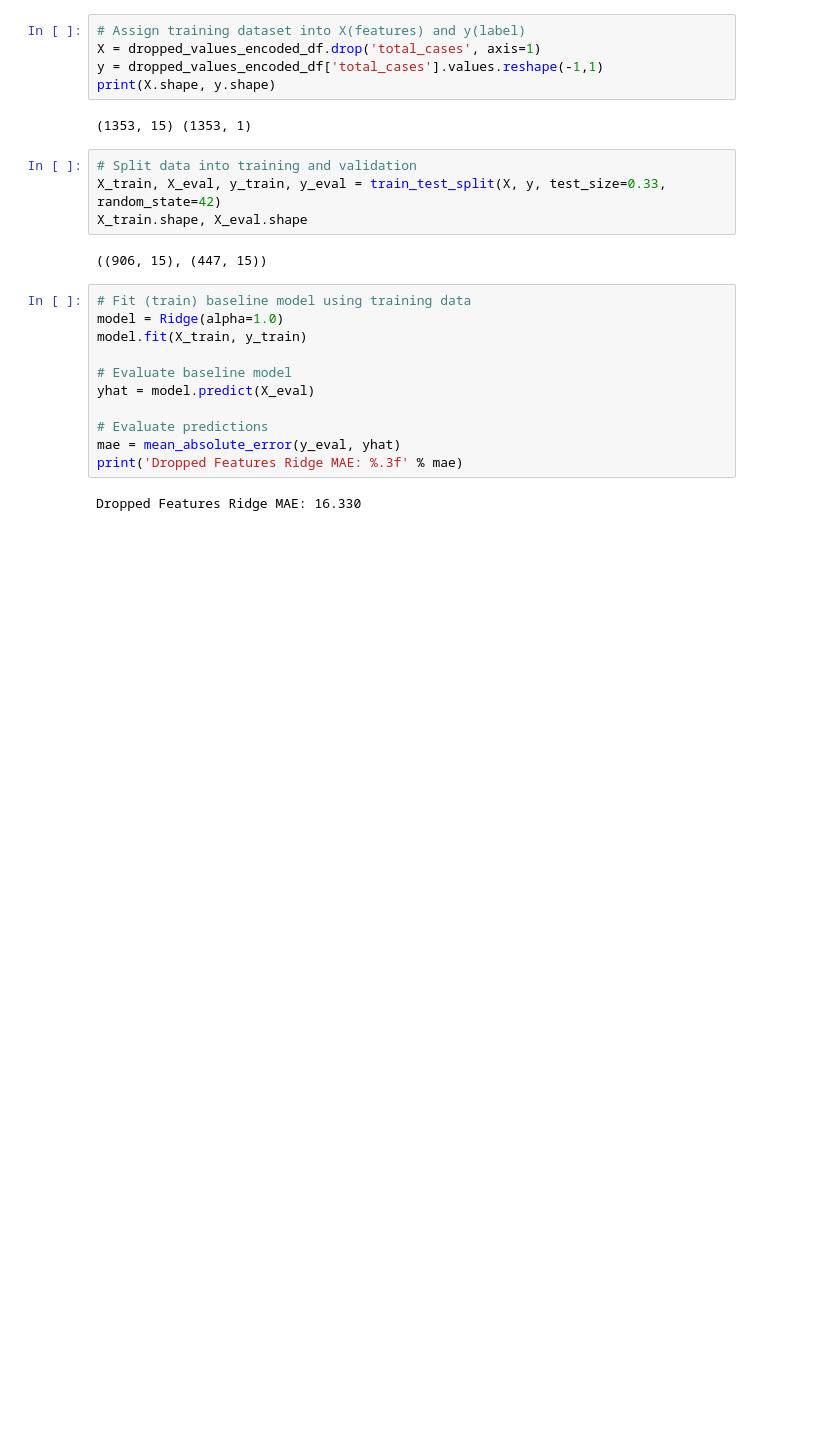
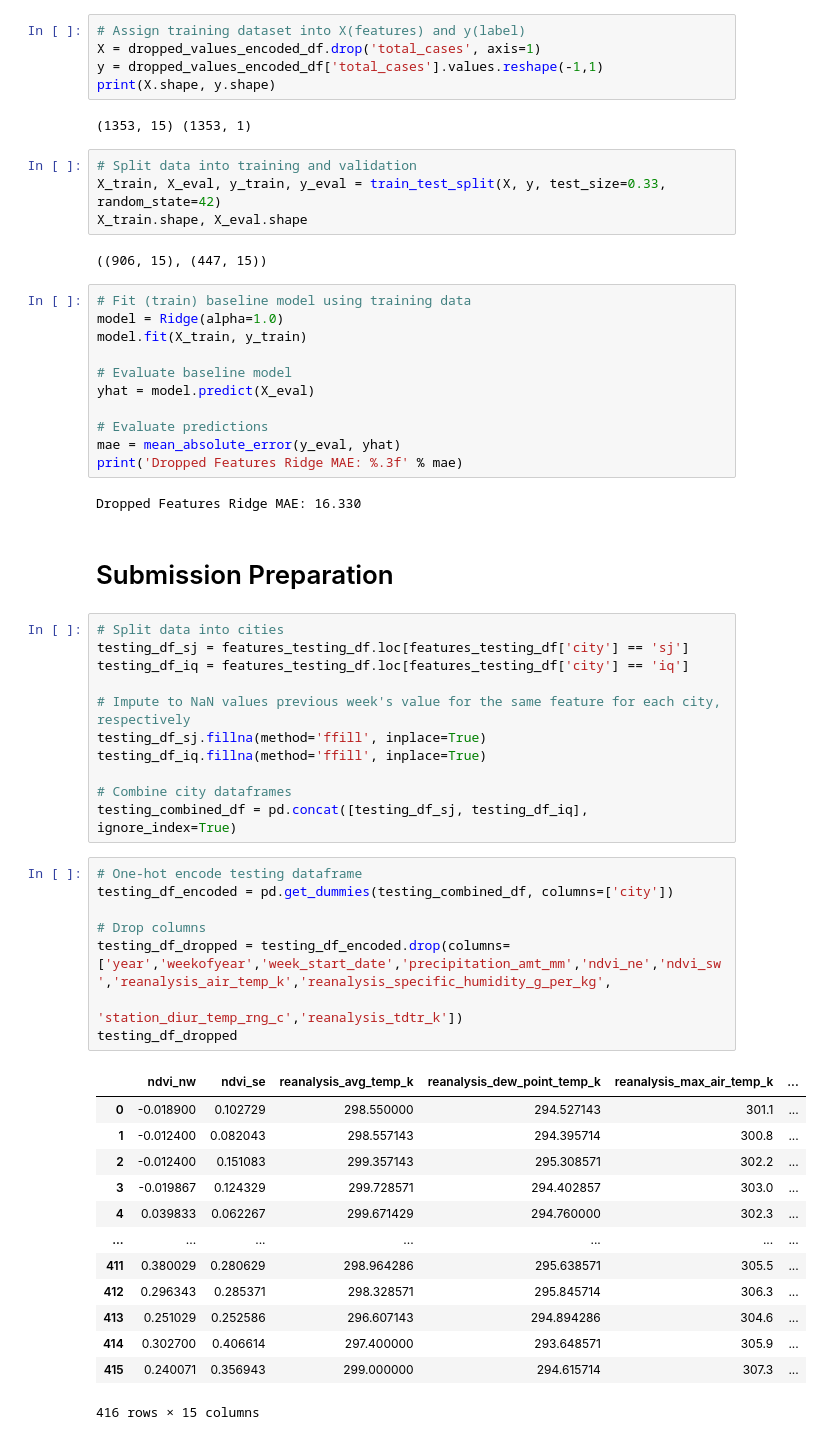
Before and after one commit to tedi529/Dengue-Fever-Predictions, a Jupyter notebook: Dengue Fever Model.ipynb, the cells around one changed output. Saved outputs shown, nothing was run; the diff lists cells and outputs as text; blank space fills up the shorter version.

Commit message:
First test submission

```diff
--- a/Dengue Fever Model.ipynb
+++ b/Dengue Fever Model.ipynb
@@ -374,3 +374,38 @@ mae = mean_absolute_error(y_eval, yhat)
 print('Dropped Features Ridge MAE: %.3f' % mae)
 # %% [output]
 Dropped Features Ridge MAE: 16.330
+# %% [markdown]
+# Submission Preparation
+# %%
+# Split data into cities
+testing_df_sj = features_testing_df.loc[features_testing_df['city'] == 'sj']
+testing_df_iq = features_testing_df.loc[features_testing_df['city'] == 'iq']
+
+# Impute to NaN values previous week's value for the same feature for each city, respectively
+testing_df_sj.fillna(method='ffill', inplace=True)
+testing_df_iq.fillna(method='ffill', inplace=True)
+
+# Combine city dataframes
+testing_combined_df = pd.concat([testing_df_sj, testing_df_iq], ignore_index=True)
+# %%
+# One-hot encode testing dataframe
+testing_df_encoded = pd.get_dummies(testing_combined_df, columns=['city'])
+
+# Drop columns
+testing_df_dropped = testing_df_encoded.drop(columns=['year','weekofyear','week_start_date','precipitation_amt_mm','ndvi_ne','ndvi_sw','reanalysis_air_temp_k','reanalysis_specific_humidity_g_per_kg',
+                                     'station_diur_temp_rng_c','reanalysis_tdtr_k'])
+testing_df_dropped
+# %% [output]
+|  | ndvi_nw | ndvi_se | reanalysis_avg_temp_k | reanalysis_dew_point_temp_k | reanalysis_max_air_temp_k | ... |
+| 0 | -0.018900 | 0.102729 | 298.550000 | 294.527143 | 301.1 | ... |
+| 1 | -0.012400 | 0.082043 | 298.557143 | 294.395714 | 300.8 | ... |
+| 2 | -0.012400 | 0.151083 | 299.357143 | 295.308571 | 302.2 | ... |
+| 3 | -0.019867 | 0.124329 | 299.728571 | 294.402857 | 303.0 | ... |
+| 4 | 0.039833 | 0.062267 | 299.671429 | 294.760000 | 302.3 | ... |
+| ... | ... | ... | ... | ... | ... | ... |
+| 411 | 0.380029 | 0.280629 | 298.964286 | 295.638571 | 305.5 | ... |
+| 412 | 0.296343 | 0.285371 | 298.328571 | 295.845714 | 306.3 | ... |
+| 413 | 0.251029 | 0.252586 | 296.607143 | 294.894286 | 304.6 | ... |
+| 414 | 0.302700 | 0.406614 | 297.400000 | 293.648571 | 305.9 | ... |
+| 415 | 0.240071 | 0.356943 | 299.000000 | 294.615714 | 307.3 | ... |
+416 rows × 15 columns
```
Also changed, not shown: parts of 7 cells of this notebook, 1 other file.
